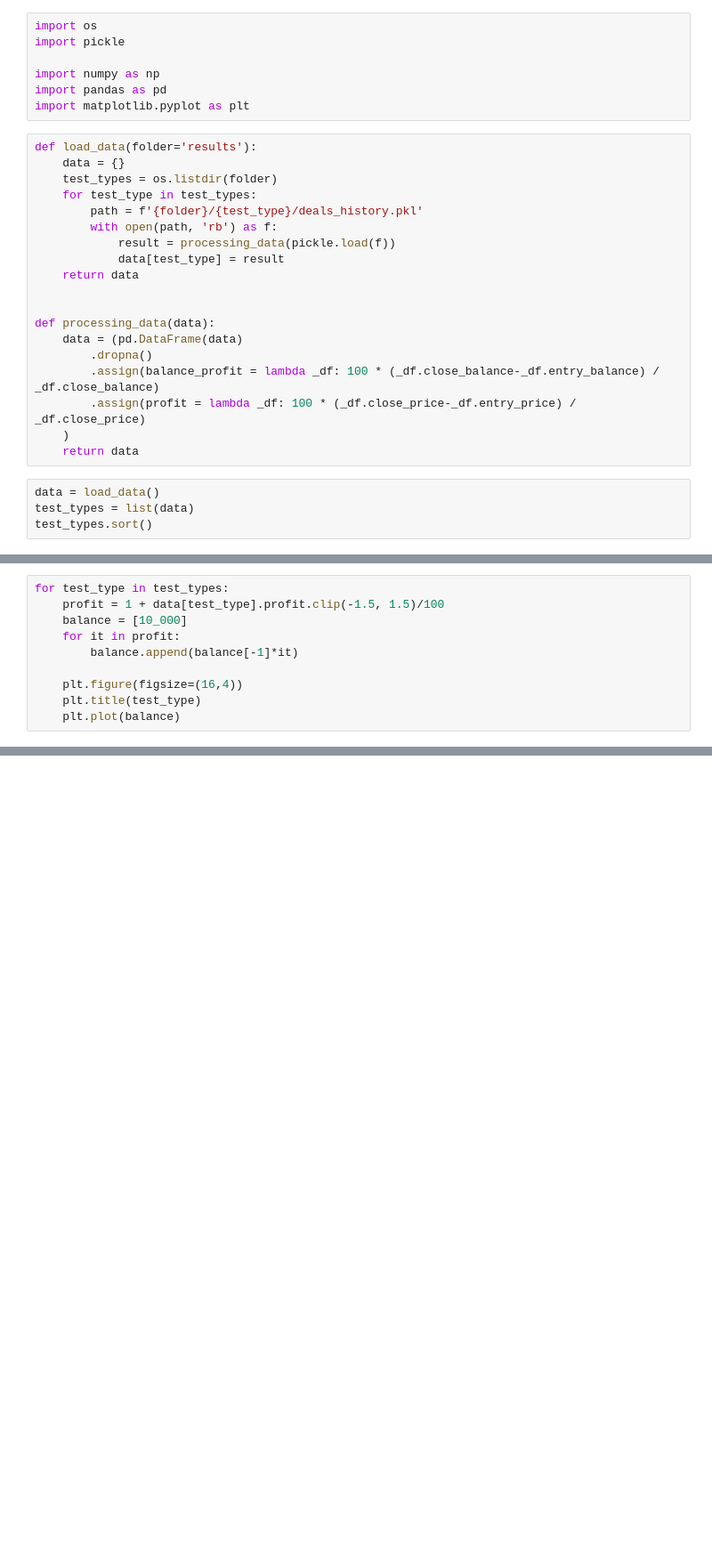
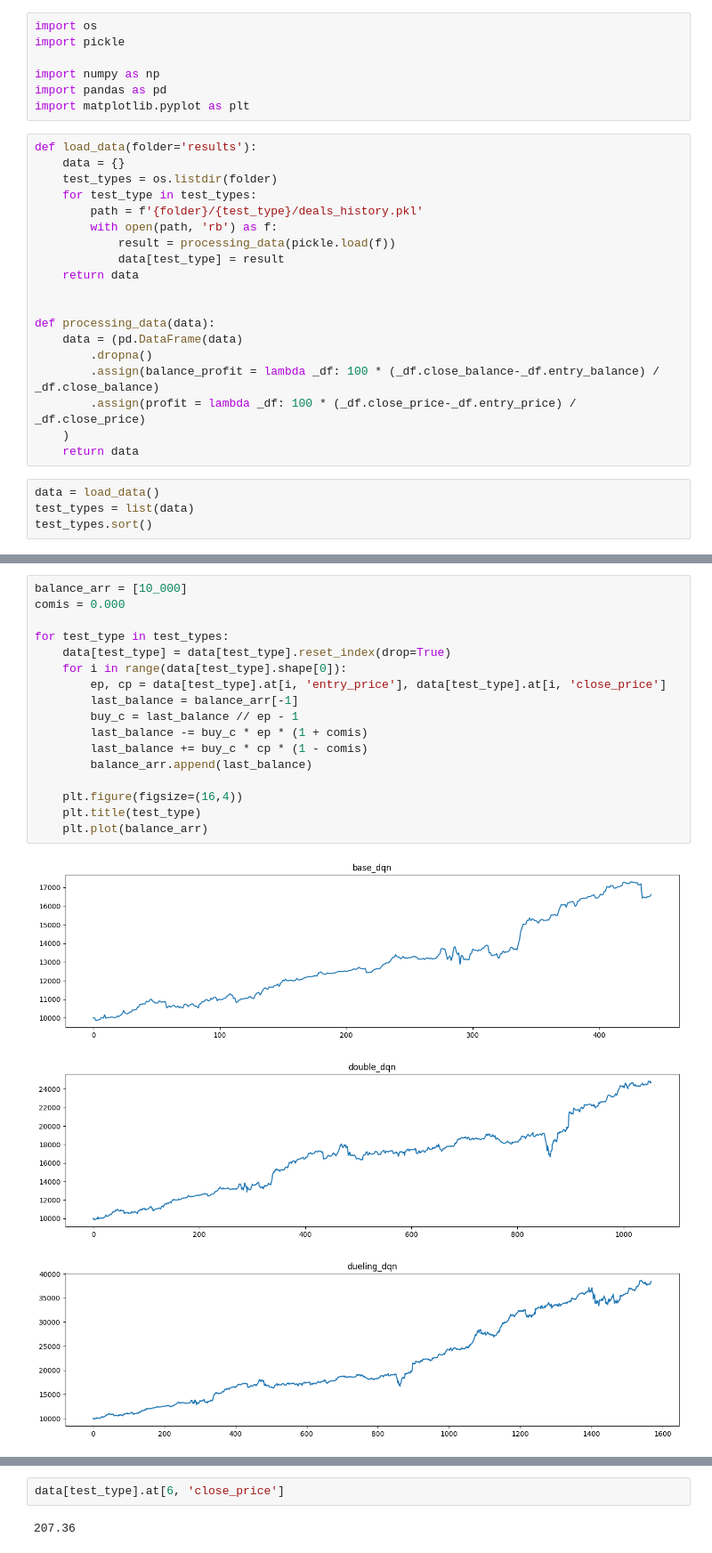
Before and after one commit to NLZer0/DQN_trading_bot, a Jupyter notebook: result_analyze.ipynb, the cells around one changed output, grey strips where cells are left out. Shown: that part at 89% size. Drawn from its saved outputs; the diff is of its cells as text; blank space fills up the shorter version.

```diff
--- a/result_analyze.ipynb
+++ b/result_analyze.ipynb
@@ -118,10 +123,0 @@ rainbow_4 corr coef with profit and Q value: -0.015
-# %%
-for test_type in test_types:
-    profit = 1 + data[test_type].profit.clip(-1.5, 1.5)/100
-    balance = [10_000]
-    for it in profit:
-        balance.append(balance[-1]*it)
-
-    plt.figure(figsize=(16,4))
-    plt.title(test_type)
-    plt.plot(balance)
@@ -134,0 +124,21 @@ for test_type in test_types:
+# %%
+balance_arr = [10_000]
+comis = 0.000
+
+for test_type in test_types:
+    data[test_type] = data[test_type].reset_index(drop=True)
+    for i in range(data[test_type].shape[0]):
+        ep, cp = data[test_type].at[i, 'entry_price'], data[test_type].at[i, 'close_price']
+        last_balance = balance_arr[-1]
+        buy_c = last_balance // ep - 1
+        last_balance -= buy_c * ep * (1 + comis)
+        last_balance += buy_c * cp * (1 - comis)
+        balance_arr.append(last_balance)
+
+    plt.figure(figsize=(16,4))
+    plt.title(test_type)
+    plt.plot(balance_arr)
+# %% [output]
+[figure, added]
+[figure, added]
+[figure, added]
@@ -134,0 +149,4 @@ for test_type in test_types:
+# %%
+data[test_type].at[6, 'close_price']
+# %% [output]
+207.36
```
Also changed, not shown: parts of 11 cells of this notebook, 6 other files.
